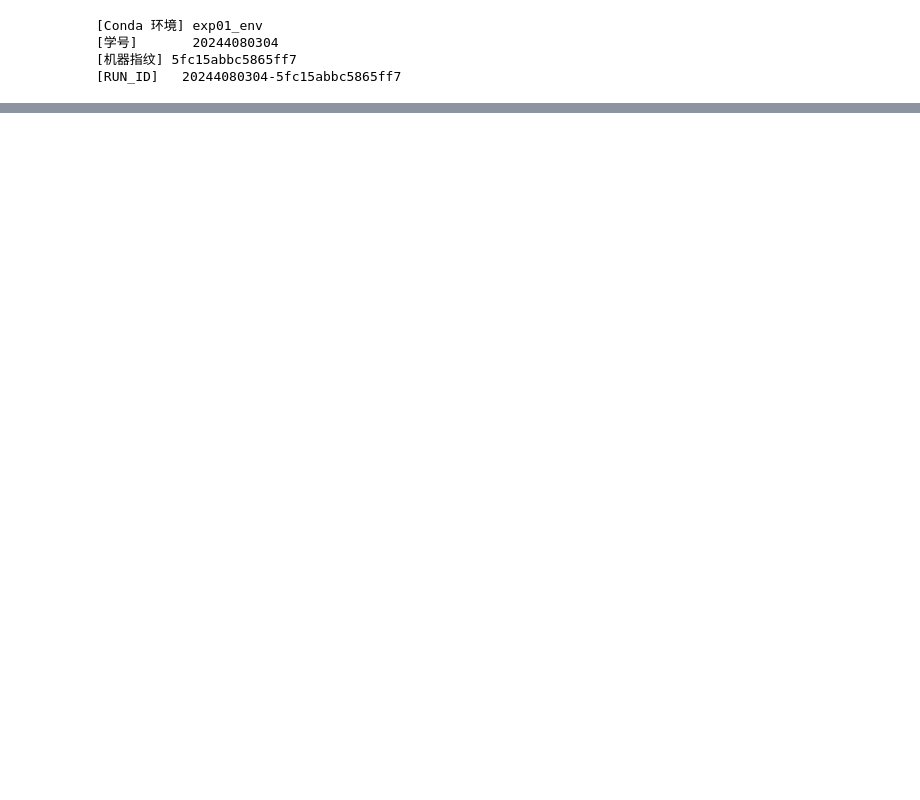
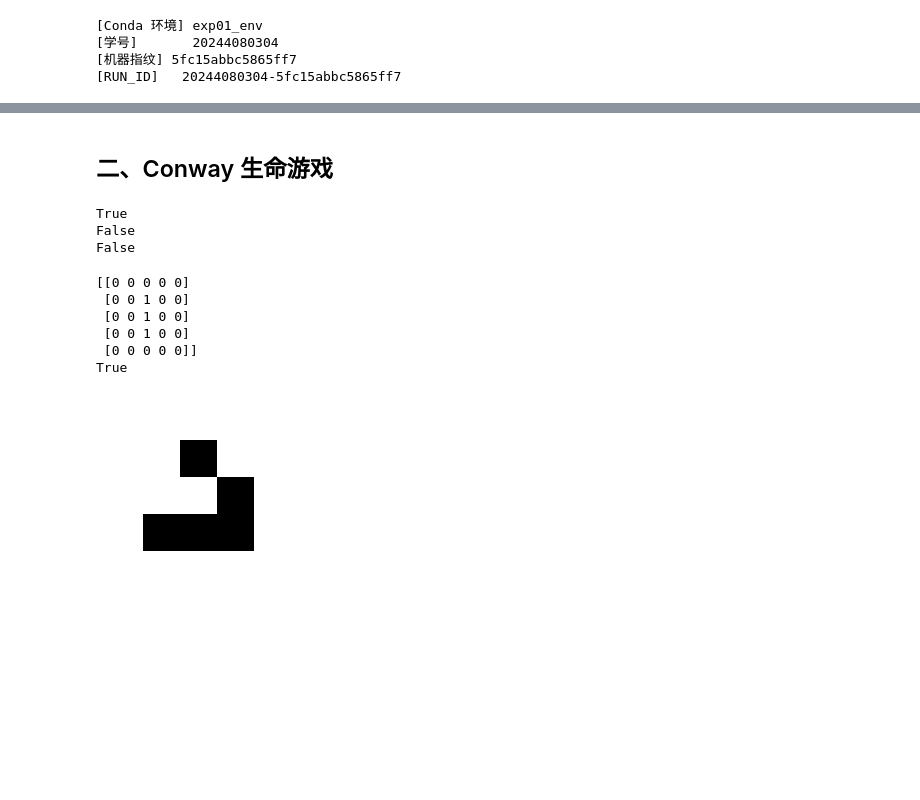
Before and after one commit to vante-jk/python, a Jupyter notebook: 20244080304_李晓月_hw03.ipynb, the cells around one changed output, grey strips where cells are left out. Drawn from its saved outputs; the diff is of its cells as text; code cells hidden in the pictures; blank space fills up the shorter version.

```diff
--- a/20244080304_李晓月_hw03.ipynb
+++ b/20244080304_李晓月_hw03.ipynb
@@ -54,18 +25,0 @@ $$
-# %%
-import numpy as np
-import matplotlib
-import matplotlib.pyplot as plt
-from scipy import stats
-import pandas as pd
-
-# 让中文字体和负号在图中正常显示
-from matplotlib import font_manager
-
-for _name in ["Microsoft YaHei", "SimHei", "Noto Sans CJK SC", "PingFang SC"]:
-    if any(f.name == _name for f in font_manager.fontManager.ttflist):
-        matplotlib.rcParams["font.sans-serif"] = [_name]
-        break
-matplotlib.rcParams["axes.unicode_minus"] = False
-
-np.random.seed(20240803)  # 固定随机种子，保证结果可复现
-print("numpy", np.__version__, "| pandas", pd.__version__, "| matplotlib", matplotlib.__version__)
@@ -508,0 +100,61 @@ virginica       2.7807  2.6667  2.1250   4.0  0.4074      2.2305  2.1695  1.8235
+# %% [markdown]
+## 二、Conway 生命游戏
+# %%
+def is_valid_board(board):
+    return bool(
+        isinstance(board, np.ndarray)
+        and board.ndim == 2
+        and np.isin(board, [0, 1]).all()
+    )
+
+
+print(is_valid_board(np.array([[0, 1], [1, 0]])))
+print(is_valid_board(np.array([0, 1, 0])))
+print(is_valid_board(np.array([[0, 1], [1, 2]])))
+# %% [output]
+True
+False
+False
+# %%
+def gol_step(board):
+    if not is_valid_board(board):
+        raise ValueError("无效的棋盘")
+
+    neighbors = sum(
+        np.roll(np.roll(board, i, axis=0), j, axis=1)
+        for i in (-1, 0, 1)
+        for j in (-1, 0, 1)
+        if (i, j) != (0, 0)
+    )
+    alive = board == 1
+    return ((alive & ((neighbors == 2) | (neighbors == 3)))
+            | (~alive & (neighbors == 3))).astype(int)
+
+
+blinker = np.zeros((5, 5), dtype=int)
+blinker[2, 1:4] = 1
+print(gol_step(blinker))
+print(np.array_equal(gol_step(gol_step(blinker)), blinker))
+# %% [output]
+[[0 0 0 0 0]
+ [0 0 1 0 0]
+ [0 0 1 0 0]
+ [0 0 1 0 0]
+ [0 0 0 0 0]]
+True
+# %%
+def draw_gol_board(board):
+    plt.imshow(board, cmap="gray_r", vmin=0, vmax=1, interpolation="nearest")
+    plt.xticks([])
+    plt.yticks([])
+    plt.axis("off")
+    plt.show()
+
+
+glider = np.zeros((10, 10), dtype=int)
+glider[1, 2] = 1
+glider[2, 3] = 1
+glider[3, 1:4] = 1
+draw_gol_board(glider)
+# %% [output]
+[figure, added]
```
Also changed, not shown: parts of 41 cells of this notebook, 2 other files.
